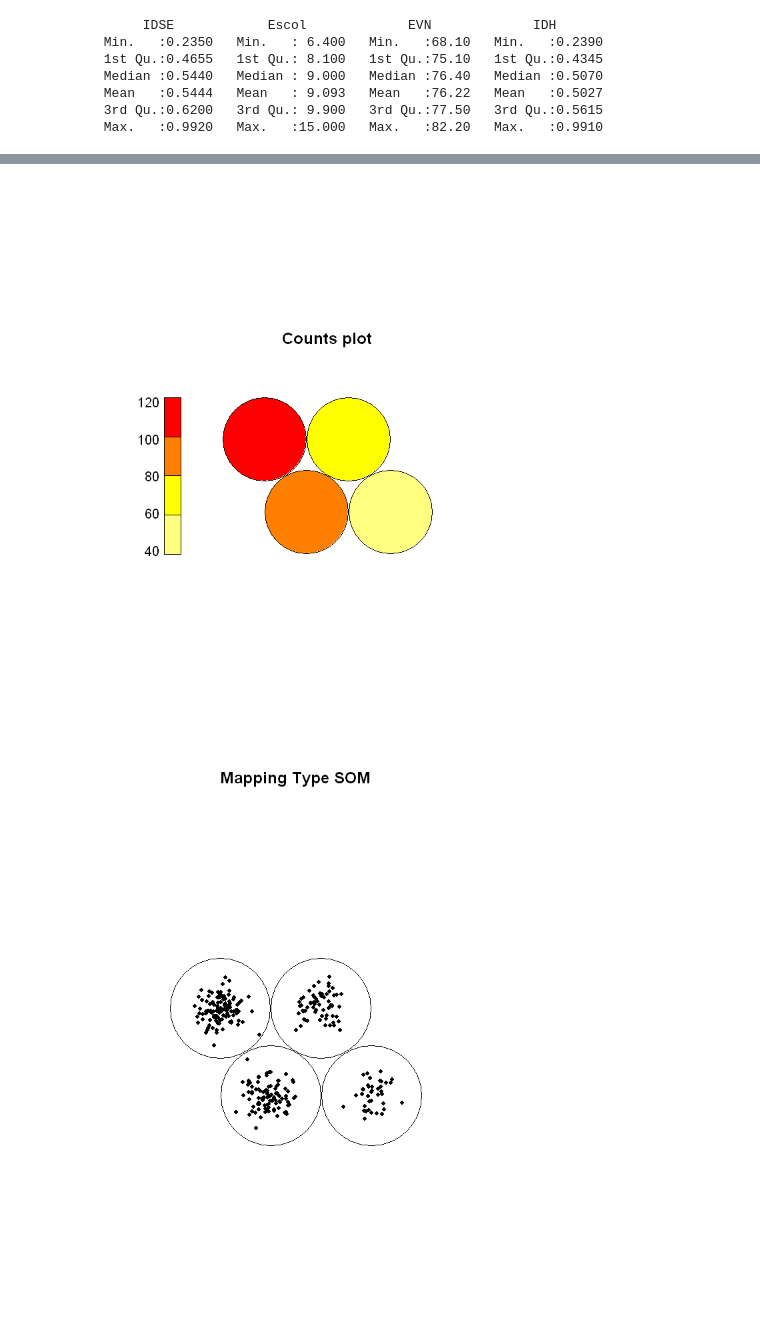
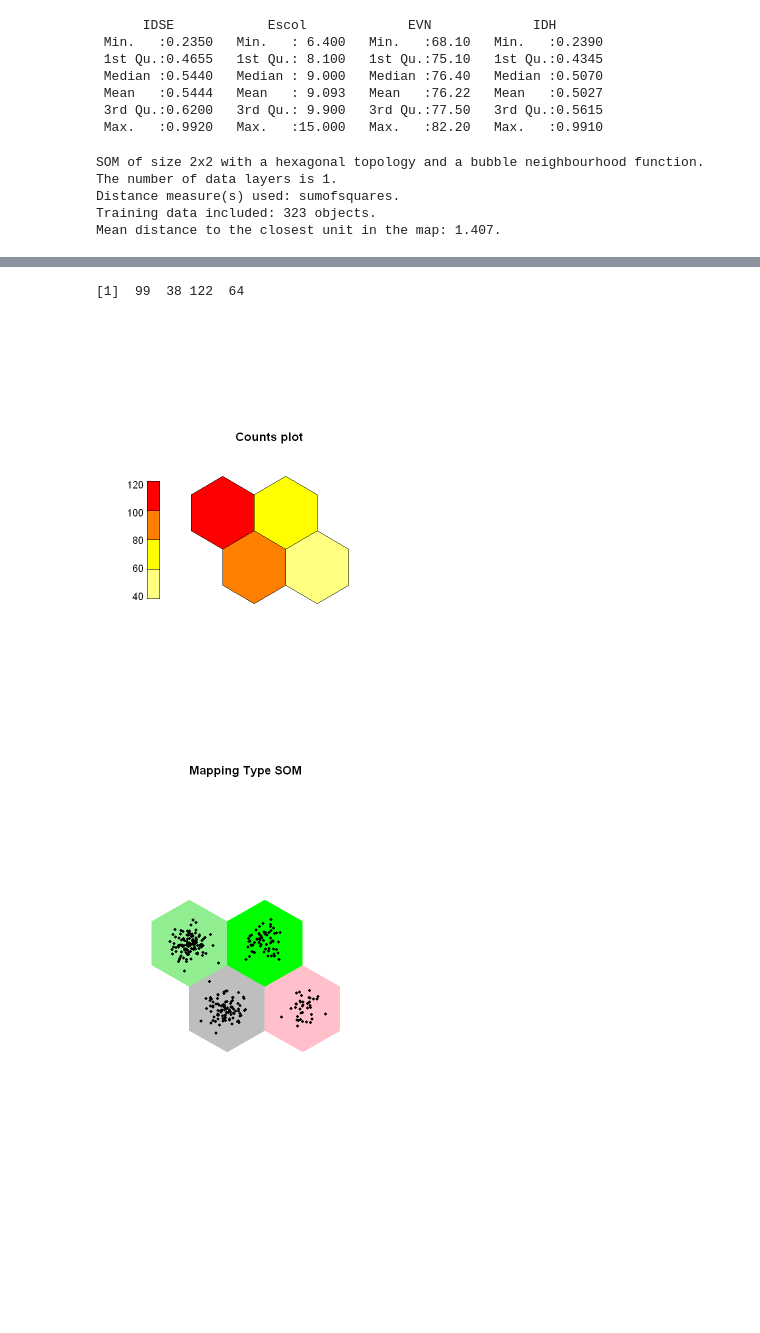
Before and after one commit to ReinaldoBustamante/Analisis-de-datos, a Jupyter notebook: Kohonen/Clustering_Notebook3.ipynb, the cells around one changed output, grey strips where cells are left out. Drawn from its saved outputs; the diff is of its cells as text; code cells hidden in the pictures; blank space fills up the shorter version.

```diff
--- a/Kohonen/Clustering_Notebook3.ipynb
+++ b/Kohonen/Clustering_Notebook3.ipynb
@@ -245,13 +253,24 @@ set.seed(1)
 sommap <- som(scale(subconjunto), grid = somgrid(2, 2, "hexagonal"),rlen=2)
 plot(sommap)
 
+summary(sommap)
+
 colors <- function(n, alpha = 1) {
     rev(heat.colors(n, alpha))
 }
 
-plot(sommap, type = "counts", palette.name = colors, heatkey = TRUE)
+countsData <- plot(sommap, type = "counts", palette.name = colors, heatkey = TRUE, label, shape="straight")
 
-plot(sommap, type = "mapping", pchs = 20, main = "Mapping Type SOM")
+print(countsData)
+
+bgcols <- c("gray", "pink", "lightgreen", "green")
+
+plot(sommap, type = "mapping", pchs = 20, main = "Mapping Type SOM", bgcol = bgcols, shape = "straight", border = NA)
 
 plot(sommap, type = "dist.neighbours", palette.name = terrain.colors)
 # %% [output]
+SOM of size 2x2 with a hexagonal topology and a bubble neighbourhood function.
+The number of data layers is 1.
+Distance measure(s) used: sumofsquares.
+Training data included: 323 objects.
+Mean distance to the closest unit in the map: 1.407.
@@ -259,3 +278,4 @@ plot(sommap, type = "dist.neighbours", palette.name = terrain.colors)
+[1]  99  38 122  64
-[figure, old version]
+[figure, new version]
-[figure, old version]
+[figure, new version]
 [figure]
```
Also changed, not shown: parts of 13 cells of this notebook.
